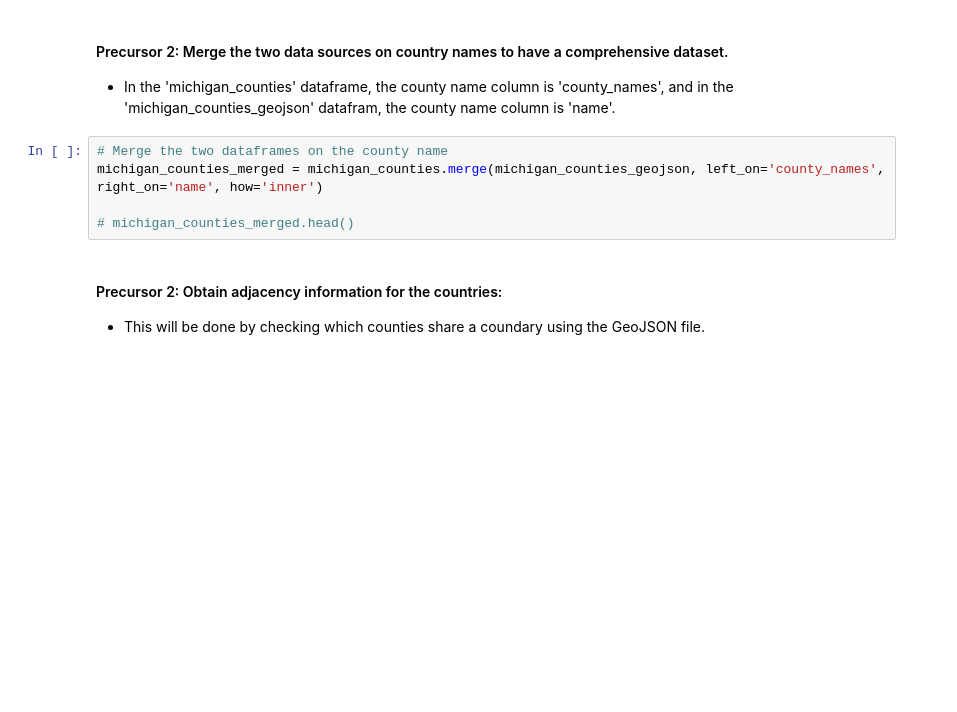
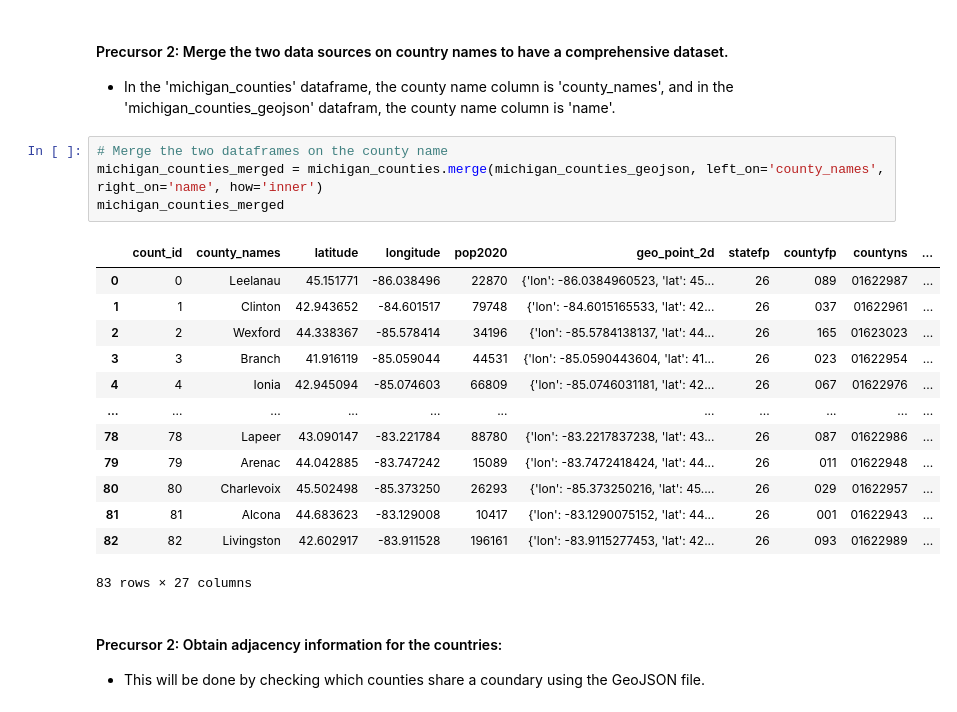
Before and after one commit to jaimon/DataScience, a Jupyter notebook: Decision_analytics/Module6/sjenss_hw3_testing.ipynb, the cells around one changed output. Cells and saved outputs as stored; diff of their text form; blank space fills up the shorter version.

```diff
--- a/Decision_analytics/Module6/sjenss_hw3_testing.ipynb
+++ b/Decision_analytics/Module6/sjenss_hw3_testing.ipynb
@@ -31,8 +31,21 @@ michigan_counties_geojson = gpd.read_file(geojson_file_path)
 # %%
 # Merge the two dataframes on the county name
 michigan_counties_merged = michigan_counties.merge(michigan_counties_geojson, left_on='county_names', right_on='name', how='inner')
-
-# michigan_counties_merged.head()
+michigan_counties_merged
+# %% [output]
+|  | count_id | county_names | latitude | longitude | pop2020 | geo_point_2d | statefp | countyfp | countyns | ... |
+| 0 | 0 | Leelanau | 45.151771 | -86.038496 | 22870 | {'lon': -86.0384960523, 'lat': 45... | 26 | 089 | 01622987 | ... |
+| 1 | 1 | Clinton | 42.943652 | -84.601517 | 79748 | {'lon': -84.6015165533, 'lat': 42... | 26 | 037 | 01622961 | ... |
+| 2 | 2 | Wexford | 44.338367 | -85.578414 | 34196 | {'lon': -85.5784138137, 'lat': 44... | 26 | 165 | 01623023 | ... |
+| 3 | 3 | Branch | 41.916119 | -85.059044 | 44531 | {'lon': -85.0590443604, 'lat': 41... | 26 | 023 | 01622954 | ... |
+| 4 | 4 | Ionia | 42.945094 | -85.074603 | 66809 | {'lon': -85.0746031181, 'lat': 42... | 26 | 067 | 01622976 | ... |
+| ... | ... | ... | ... | ... | ... | ... | ... | ... | ... | ... |
+| 78 | 78 | Lapeer | 43.090147 | -83.221784 | 88780 | {'lon': -83.2217837238, 'lat': 43... | 26 | 087 | 01622986 | ... |
+| 79 | 79 | Arenac | 44.042885 | -83.747242 | 15089 | {'lon': -83.7472418424, 'lat': 44... | 26 | 011 | 01622948 | ... |
+| 80 | 80 | Charlevoix | 45.502498 | -85.373250 | 26293 | {'lon': -85.373250216, 'lat': 45.... | 26 | 029 | 01622957 | ... |
+| 81 | 81 | Alcona | 44.683623 | -83.129008 | 10417 | {'lon': -83.1290075152, 'lat': 44... | 26 | 001 | 01622943 | ... |
+| 82 | 82 | Livingston | 42.602917 | -83.911528 | 196161 | {'lon': -83.9115277453, 'lat': 42... | 26 | 093 | 01622989 | ... |
+83 rows × 27 columns
 # %% [markdown]
 #### Precursor 2: Obtain adjacency information for the countries:
 - This will be done by checking which counties share a coundary using the GeoJSON file.
```
Also changed, not shown: parts of 8 cells of this notebook.
